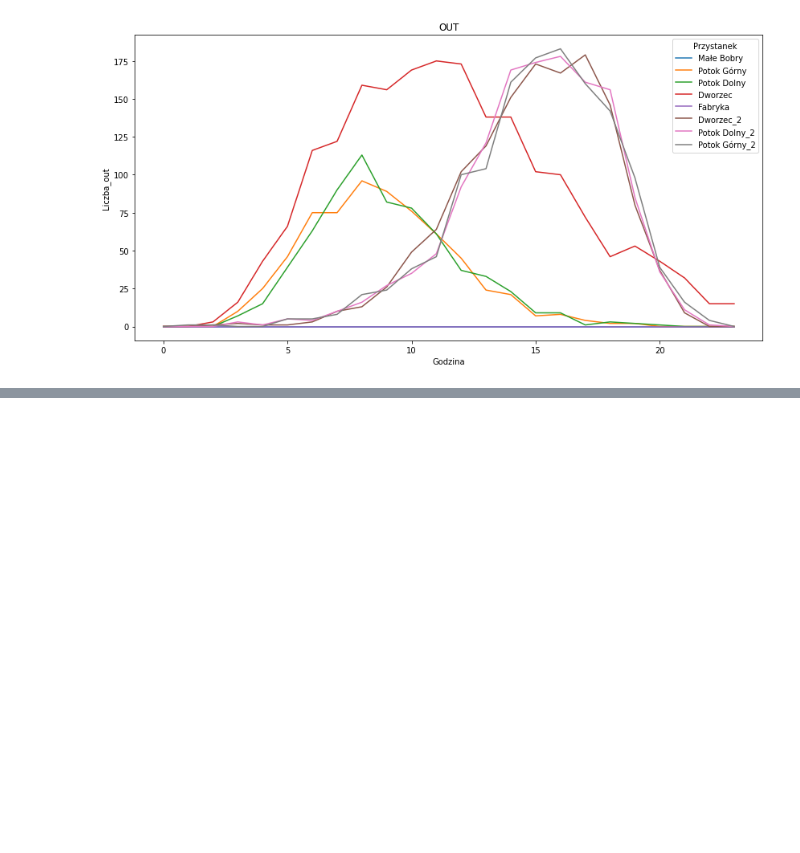
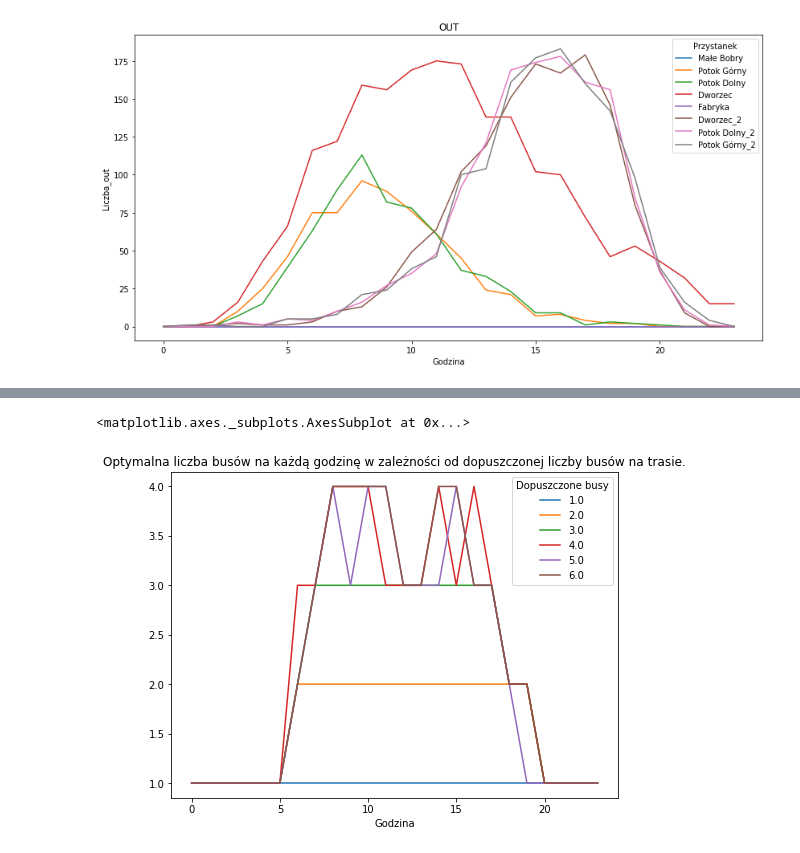
Before and after one commit to fmordarski/Passengers-simulation, a Jupyter notebook: Raport_MZK.ipynb, the cells around one changed output, grey strips where cells are left out. Saved outputs shown, nothing was run; the diff lists cells and outputs as text; code cells hidden in the pictures; blank space fills up the shorter version.

```diff
--- a/Raport_MZK.ipynb
+++ b/Raport_MZK.ipynb
@@ -220,0 +296,23 @@ def symulacja(iteration, cena_biletu, koszt_autobusu, buses, capacity):
+# %%
+### Symulacja optymalnej liczby busów przy zadanej cenie biletu, koszcie i capacity
+iteration=2
+ceny =2.8
+koszt_autobusu=200
+buses=range(1,7,1)
+capacity=40
+data = pd.DataFrame()
+
+for b in buses:
+    for i in range(iteration):
+        for h in range(24):
+            data = data.append({"Dopuszczone busy": b, "Godzina":h,
+                                "liczba busów": symulacja(iteration, ceny, koszt_autobusu, b, capacity)[1][i][h]}, ignore_index=True)
+
+
+
+
+#pd.set_option('display.max_rows', data.shape[0]+1)
+data.groupby(['Godzina','Dopuszczone busy'])['liczba busów'].median().round(0).unstack(1).plot.line(figsize=(8, 6),title="Optymalna liczba busów na każdą godzinę w zależności od dopuszczonej liczby busów na trasie.")
+# %% [output]
+<matplotlib.axes._subplots.AxesSubplot at 0x...>
+[figure, added]
```
Also changed, not shown: parts of 16 cells of this notebook.
